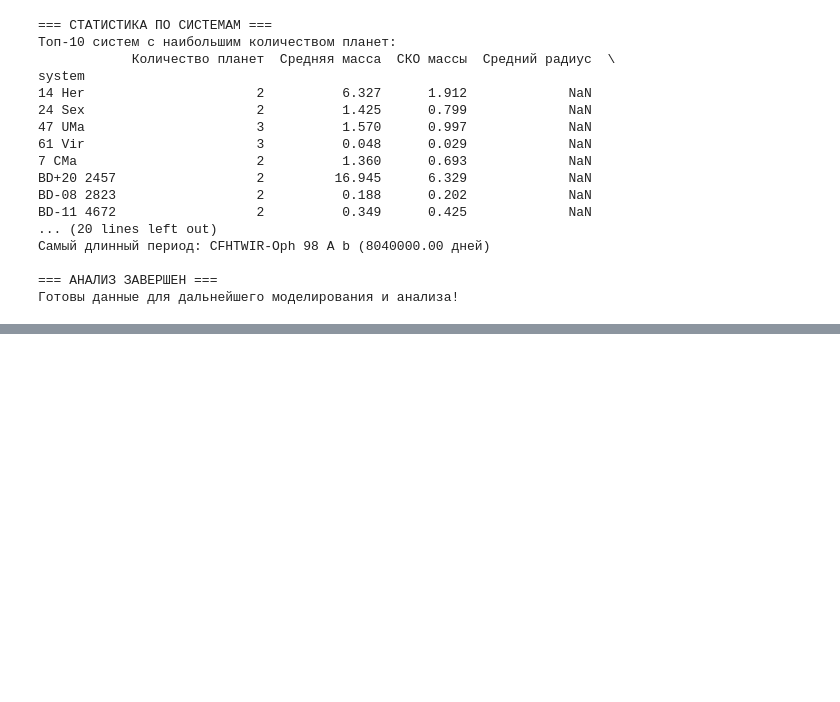
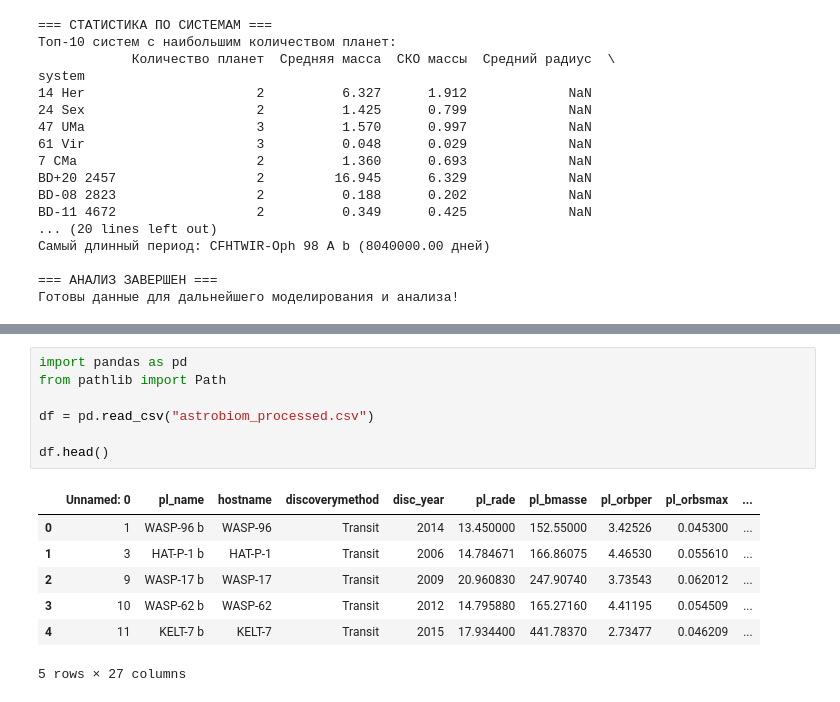
Before and after one commit to IrinaAntipina/astro-biom, a Jupyter notebook: data/eda.ipynb, the cells around one changed output, grey strips where cells are left out. Saved outputs shown, nothing was run; the diff lists cells and outputs as text; blank space fills up the shorter version.

```diff
--- a/data/eda.ipynb
+++ b/data/eda.ipynb
@@ -285,0 +622,15 @@ BD-11 4672                  2          0.349      0.425             NaN
+# %%
+import pandas as pd
+from pathlib import Path
+
+df = pd.read_csv("astrobiom_processed.csv")
+
+df.head()
+# %% [output]
+|  | Unnamed: 0 | pl_name | hostname | discoverymethod | disc_year | pl_rade | pl_bmasse | pl_orbper | pl_orbsmax | ... |
+| 0 | 1 | WASP-96 b | WASP-96 | Transit | 2014 | 13.450000 | 152.55000 | 3.42526 | 0.045300 | ... |
+| 1 | 3 | HAT-P-1 b | HAT-P-1 | Transit | 2006 | 14.784671 | 166.86075 | 4.46530 | 0.055610 | ... |
+| 2 | 9 | WASP-17 b | WASP-17 | Transit | 2009 | 20.960830 | 247.90740 | 3.73543 | 0.062012 | ... |
+| 3 | 10 | WASP-62 b | WASP-62 | Transit | 2012 | 14.795880 | 165.27160 | 4.41195 | 0.054509 | ... |
+| 4 | 11 | KELT-7 b | KELT-7 | Transit | 2015 | 17.934400 | 441.78370 | 2.73477 | 0.046209 | ... |
+5 rows × 27 columns
```
Also changed, not shown: parts of 10 cells of this notebook, 12 other files.
